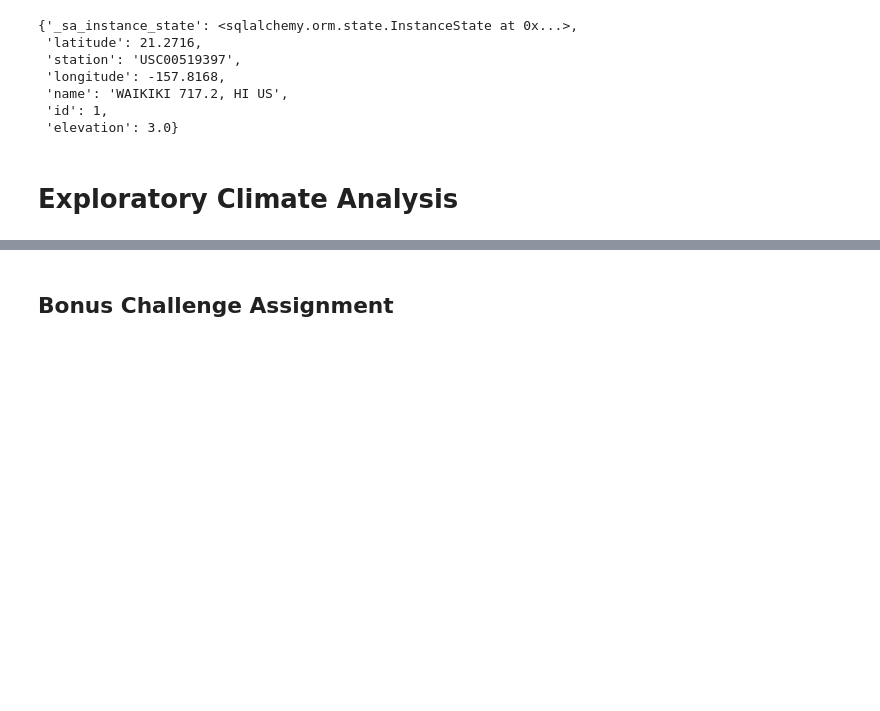
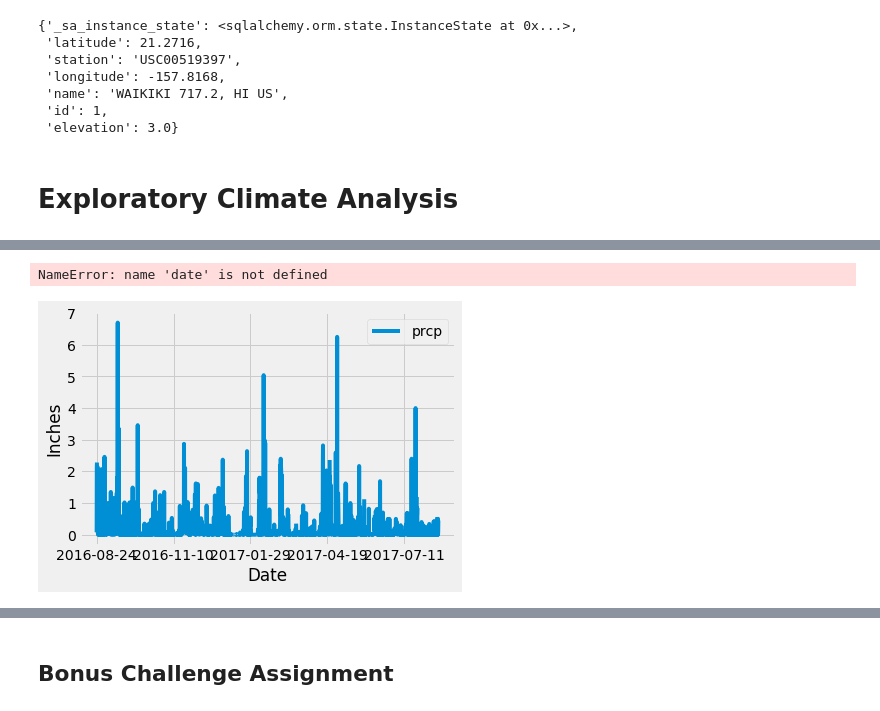
Before and after one commit to ehislope/sqlalchemy-challenge, a Jupyter notebook: climate_starter.ipynb, the cells around one changed output, grey strips where cells are left out. Drawn from its saved outputs; the diff is of its cells as text; code cells hidden in the pictures; blank space fills up the shorter version.

```diff
--- a/climate_starter.ipynb
+++ b/climate_starter.ipynb
@@ -66,12 +78,11 @@ first_row.__dict__
 # %%
 # Design a query to retrieve the last 12 months of precipitation data and plot the results
-
-# Calculate the date 1 year ago from the last data point in the database
-
 # Perform a query to retrieve the data and precipitation scores
-
+# Sort the dataframe by date
+precip_data = session.query(Measurement.date, Measurement.prcp).filter(Measurement.date >= '2016-08-24').filter\
+              (Measurement.date <= '2017-08-23').order_by(Measurement.date).all()
+precip_data
 # Save the query results as a Pandas DataFrame and set the index to the date column
-
-# Sort the dataframe by date
-
-# Use Pandas Plotting with Matplotlib to plot the data
+precip_df = pd.DataFrame(precip_data)
+precip_df.set_index('date', inplace=True, )
+precip_df.head(10)
@@ -78,2 +102,15 @@ first_row.__dict__
+# %%
+# Use Pandas Plotting with Matplotlib to plot the data
+precip_df.plot()
+plt.xlabel("Date")
+plt.ylabel("Inches")
+plt.xticks(date[::-1])
+plt.xticks(rotation='45')
+plt.title("Precipitation")
+fig.tight_layout()
+plt.show()
+# %% [output]
+NameError: name 'date' is not defined
+[figure, added]
 # %%
 # Use Pandas to calcualte the summary statistics for the precipitation data
```
Also changed, not shown: parts of 4 cells of this notebook.
